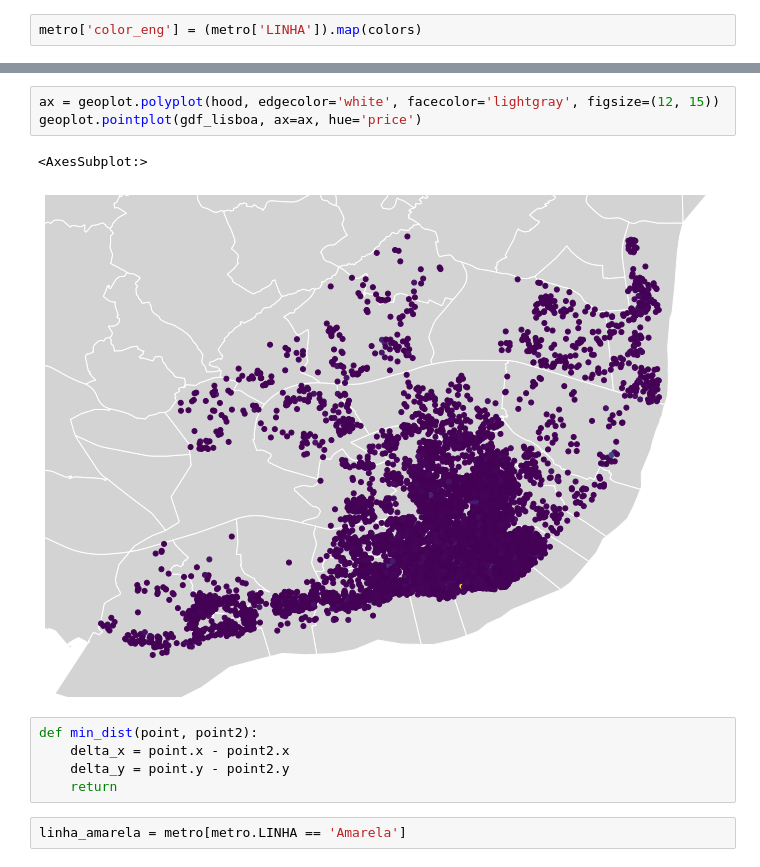
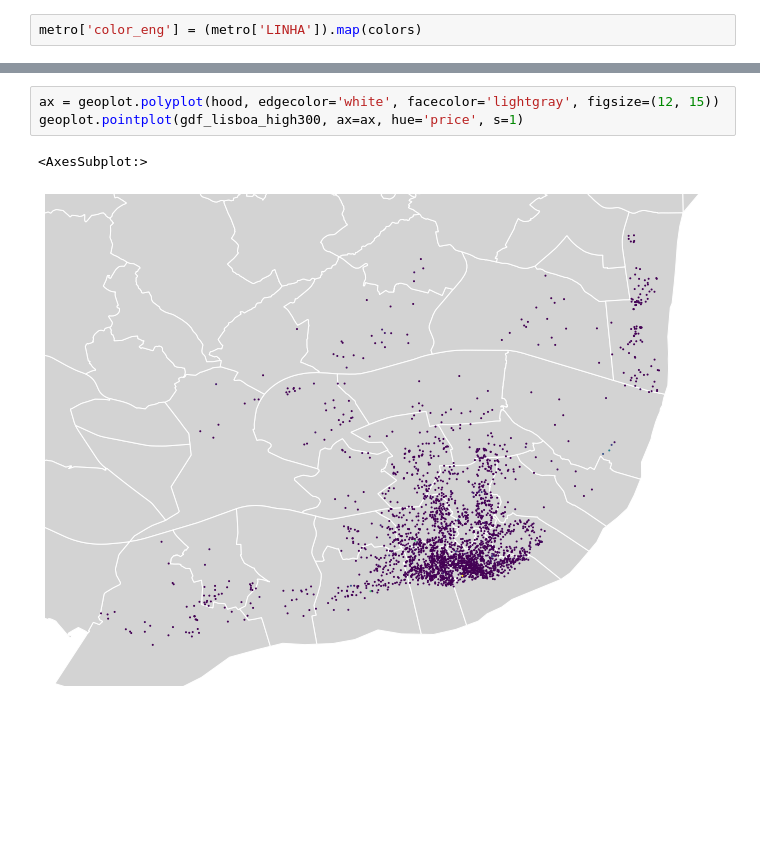
Before and after one commit to AlessandroTorella/Airbnb_project, a Jupyter notebook: Project.ipynb, the cells around one changed output, grey strips where cells are left out. Drawn from its saved outputs; the diff is of its cells as text; blank space fills up the shorter version.

```diff
--- a/Project.ipynb
+++ b/Project.ipynb
@@ -56,13 +158,6 @@ metro['color_eng'] = (metro['LINHA']).map(colors)
 # %%
 ax = geoplot.polyplot(hood, edgecolor='white', facecolor='lightgray', figsize=(12, 15))
-geoplot.pointplot(gdf_lisboa, ax=ax, hue='price')
+geoplot.pointplot(gdf_lisboa_high300, ax=ax, hue='price', s=1)
 # %% [output]
 <AxesSubplot:>
-[figure, old version]
+[figure, new version]
-# %%
-def min_dist(point, point2):
-    delta_x = point.x - point2.x
-    delta_y = point.y - point2.y
-    return
-# %%
-linha_amarela = metro[metro.LINHA == 'Amarela']
```
Also changed, not shown: parts of 30 cells of this notebook.
